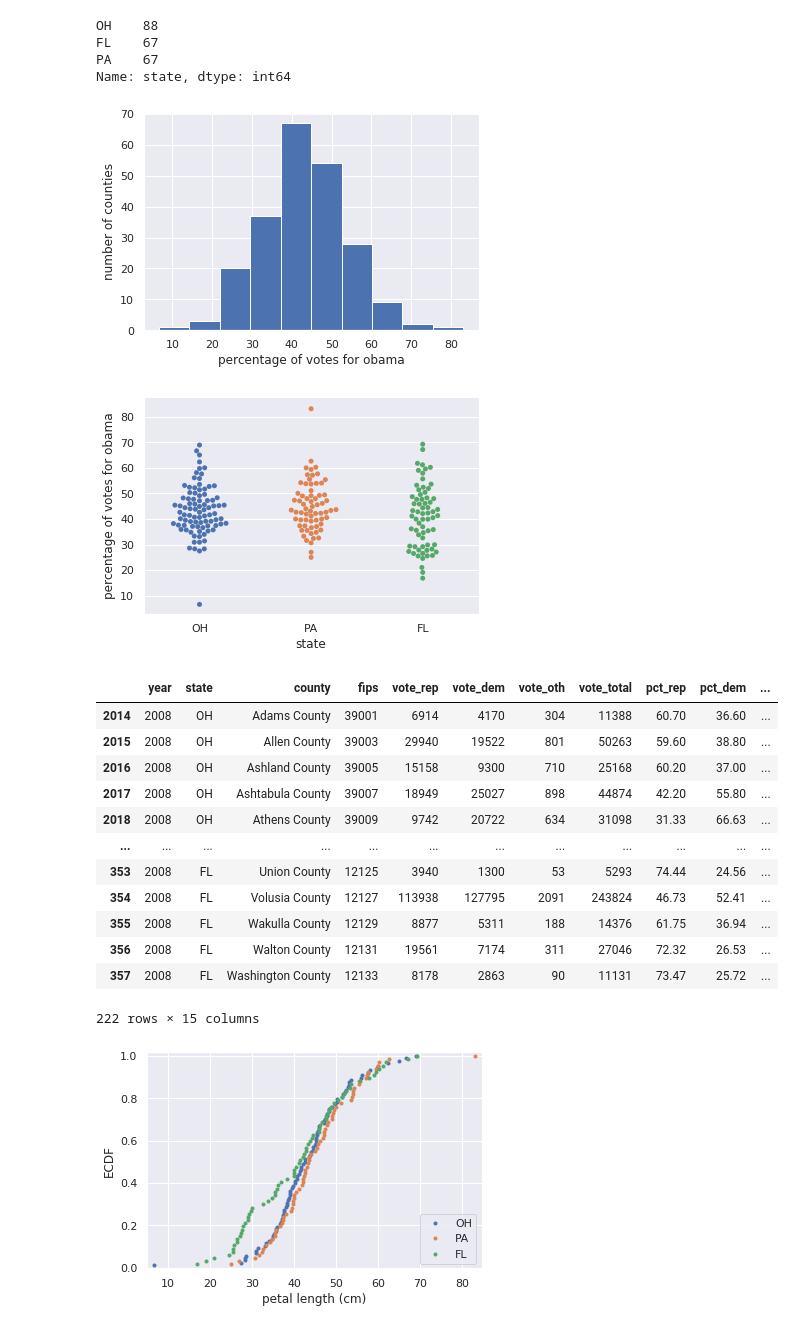
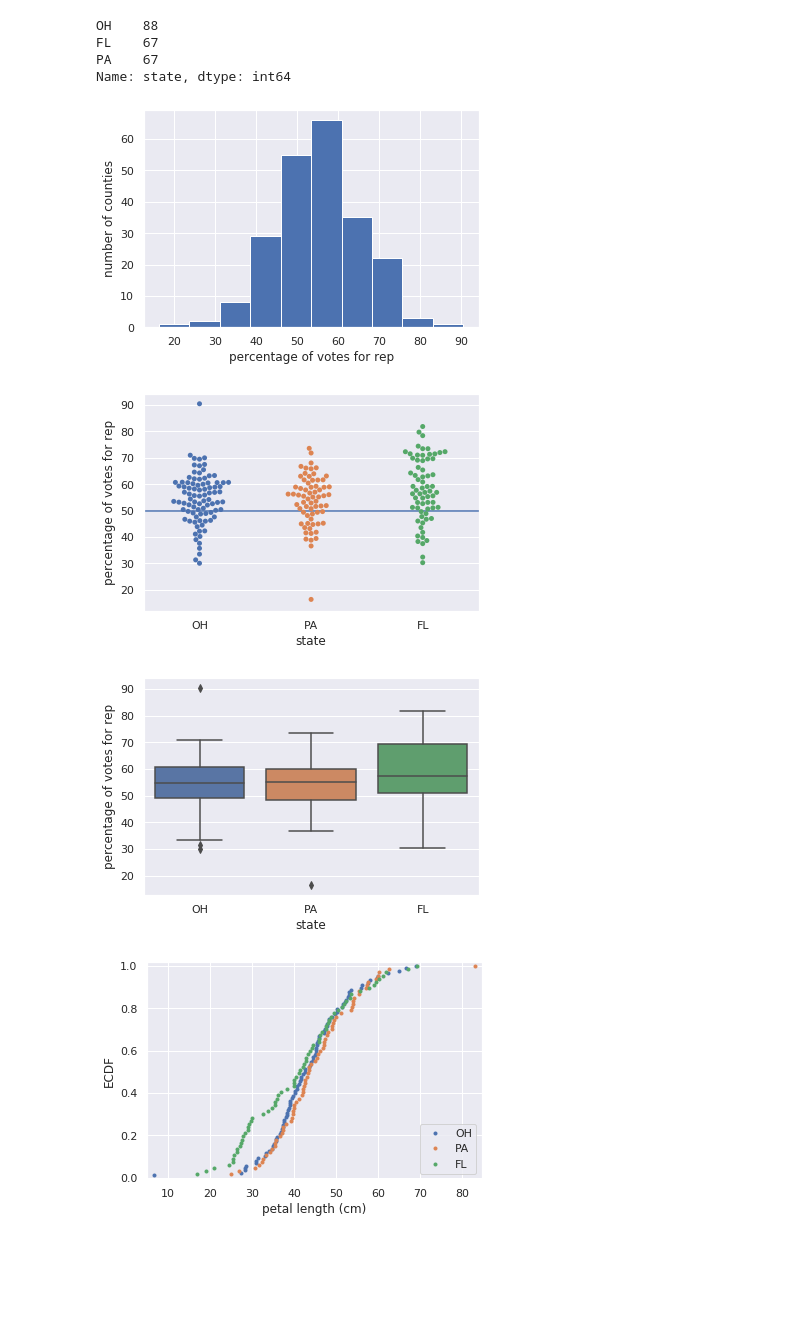
Before and after one commit to mohammad0alfares/EDA, a Jupyter notebook: Labs/swing_states lab_2.ipynb, the cells around one changed output. Saved outputs shown, nothing was run; the diff lists cells and outputs as text; code cells hidden in the pictures; blank space fills up the shorter version.

```diff
--- a/Labs/swing_states lab_2.ipynb
+++ b/Labs/swing_states lab_2.ipynb
@@ -83,33 +104,27 @@ PA    67
 Name: state, dtype: int64
 # %%
 sns.set()
-plot = plt.hist(df_states['pct_dem'])
-plot = plt.xlabel('percentage of votes for obama')
+plot = plt.hist(df_states['pct_rep'])
+plot = plt.xlabel('percentage of votes for rep')
 plot = plt.ylabel('number of counties')
 plt.show()
 # %% [output]
-[figure, old version]
+[figure, new version]
+# %%
+_ = sns.swarmplot(x='state', y='pct_rep', data=df_states)
+_= plt.xlabel('state')
+_= plt.ylabel('percentage of votes for rep')
+_= plt.axhline(50)
+plt.show()
+# %% [output]
+[figure, added]
 # %%
-_ = sns.swarmplot(x='state', y='pct_dem', data=df_states)
+_= sns.boxplot(x='state', y='pct_rep', data=df_states)
 _= plt.xlabel('state')
-_= plt.ylabel('percentage of votes for obama')
+_= plt.ylabel('percentage of votes for rep')
 plt.show()
-df_states
 # %% [output]
-[figure, old version]
+[figure, new version]
-|  | year | state | county | fips | vote_rep | vote_dem | vote_oth | vote_total | pct_rep | pct_dem | ... |
-| 2014 | 2008 | OH | Adams County | 39001 | 6914 | 4170 | 304 | 11388 | 60.70 | 36.60 | ... |
-| 2015 | 2008 | OH | Allen County | 39003 | 29940 | 19522 | 801 | 50263 | 59.60 | 38.80 | ... |
-| 2016 | 2008 | OH | Ashland County | 39005 | 15158 | 9300 | 710 | 25168 | 60.20 | 37.00 | ... |
-| 2017 | 2008 | OH | Ashtabula County | 39007 | 18949 | 25027 | 898 | 44874 | 42.20 | 55.80 | ... |
-| 2018 | 2008 | OH | Athens County | 39009 | 9742 | 20722 | 634 | 31098 | 31.33 | 66.63 | ... |
-| ... | ... | ... | ... | ... | ... | ... | ... | ... | ... | ... | ... |
-| 353 | 2008 | FL | Union County | 12125 | 3940 | 1300 | 53 | 5293 | 74.44 | 24.56 | ... |
-| 354 | 2008 | FL | Volusia County | 12127 | 113938 | 127795 | 2091 | 243824 | 46.73 | 52.41 | ... |
-| 355 | 2008 | FL | Wakulla County | 12129 | 8877 | 5311 | 188 | 14376 | 61.75 | 36.94 | ... |
-| 356 | 2008 | FL | Walton County | 12131 | 19561 | 7174 | 311 | 27046 | 72.32 | 26.53 | ... |
-| 357 | 2008 | FL | Washington County | 12133 | 8178 | 2863 | 90 | 11131 | 73.47 | 25.72 | ... |
-222 rows × 15 columns
 # %%
 def ecdf(data):
     """Compute ECDF for a one-dimensional array of measurements."""
```
Also changed, not shown: parts of 1 cell of this notebook.
